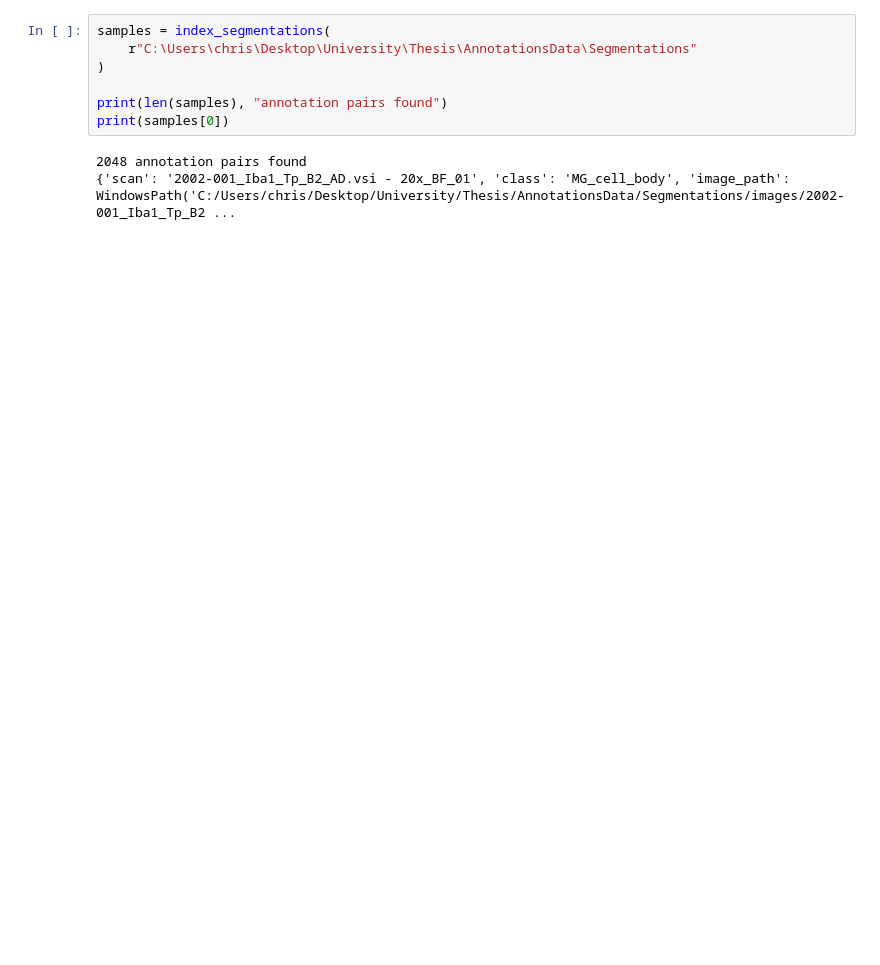
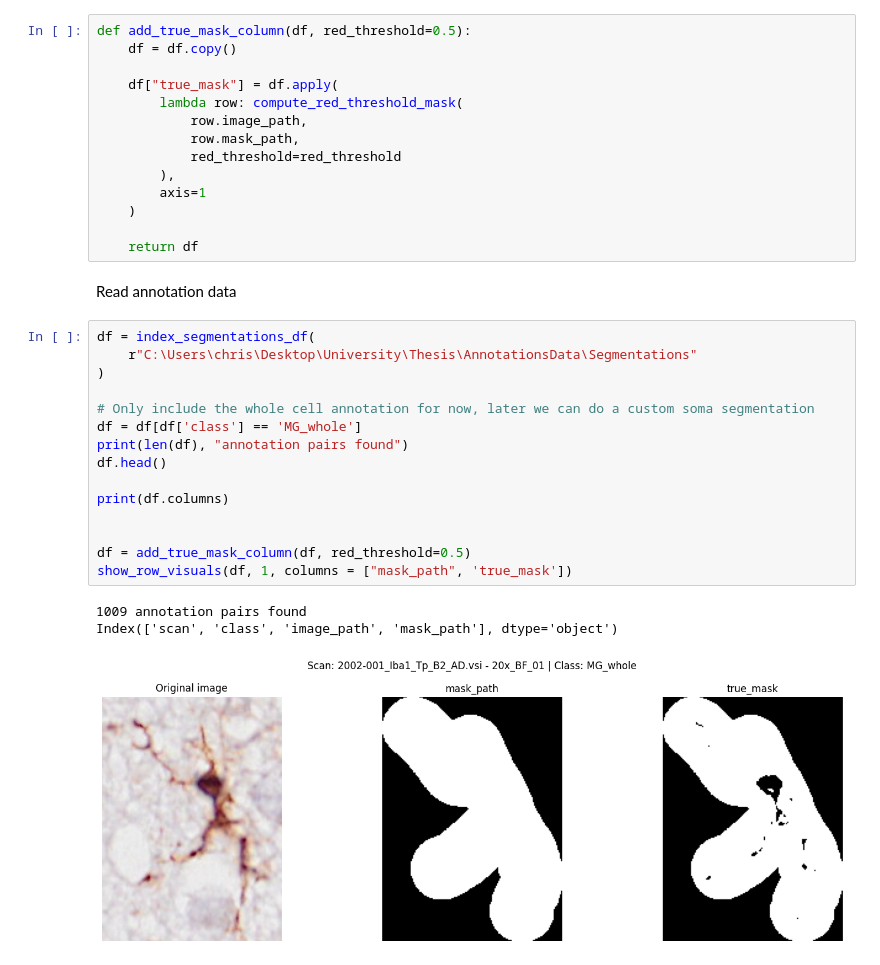
Before and after one commit to cwissyboi/AutomaticMicrogliaMorphologyAnalysis, a Jupyter notebook: custom_segmentation_experimentation.ipynb, the cells around one changed output. Drawn from its saved outputs; the diff is of its cells as text; blank space fills up the shorter version.

Commit message:
first improvements to mask

```diff
--- a/custom_segmentation_experimentation.ipynb
+++ b/custom_segmentation_experimentation.ipynb
@@ -46,10 +160,35 @@ def index_segmentations(root_dir):
+# %%
+def add_true_mask_column(df, red_threshold=0.5):
+    df = df.copy()
+
+    df["true_mask"] = df.apply(
+        lambda row: compute_red_threshold_mask(
+            row.image_path,
+            row.mask_path,
+            red_threshold=red_threshold
+        ),
+        axis=1
+    )
+
+    return df
+# %% [markdown]
+Read annotation data
 # %%
-samples = index_segmentations(
+df = index_segmentations_df(
     r"C:\Users\chris\Desktop\University\Thesis\AnnotationsData\Segmentations"
 )
 
-print(len(samples), "annotation pairs found")
-print(samples[0])
+# Only include the whole cell annotation for now, later we can do a custom soma segmentation
+df = df[df['class'] == 'MG_whole']
+print(len(df), "annotation pairs found")
+df.head()
+
+print(df.columns)
+
+
+df = add_true_mask_column(df, red_threshold=0.5)
+show_row_visuals(df, 1, columns = ["mask_path", 'true_mask'])
 # %% [output]
-2048 annotation pairs found
-{'scan': '2002-001_Iba1_Tp_B2_AD.vsi - 20x_BF_01', 'class': 'MG_cell_body', 'image_path': WindowsPath('C:/Users/chris/Desktop/University/Thesis/AnnotationsData/Segmentations/images/2002-001_Iba1_Tp_B2 ...
+1009 annotation pairs found
+Index(['scan', 'class', 'image_path', 'mask_path'], dtype='object')
+[figure, added]
```
Also changed, not shown: parts of 4 cells of this notebook, 1 other file.
